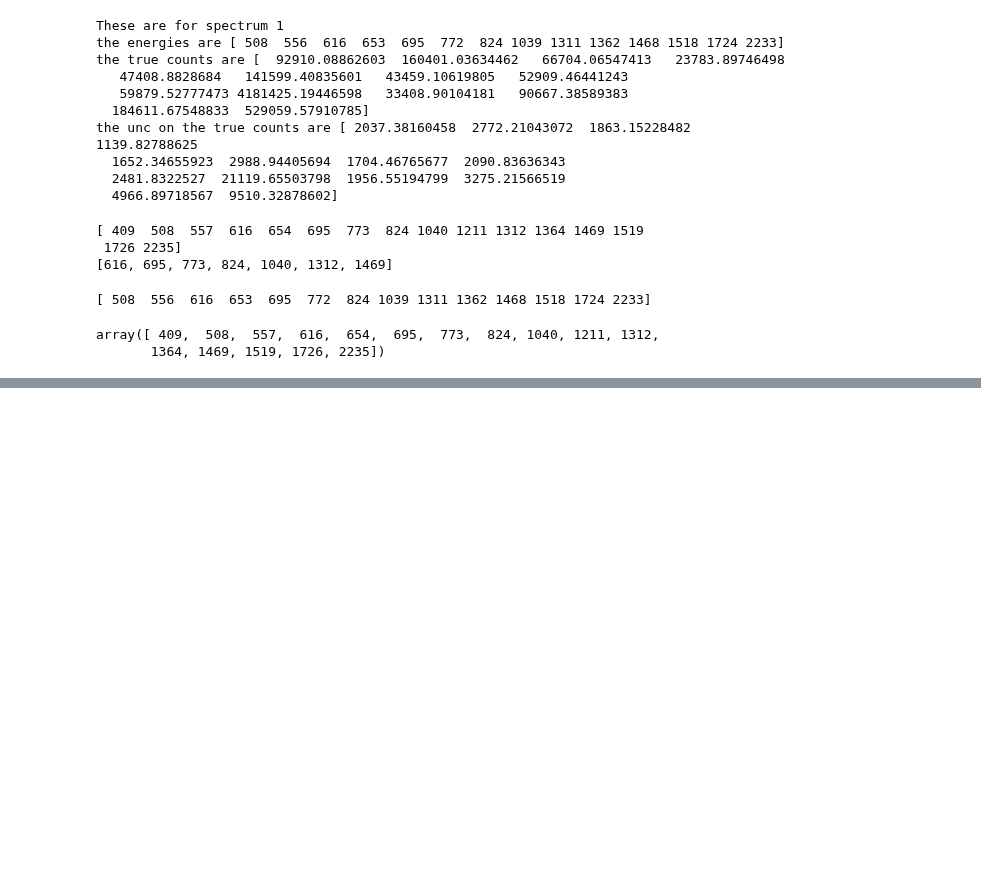
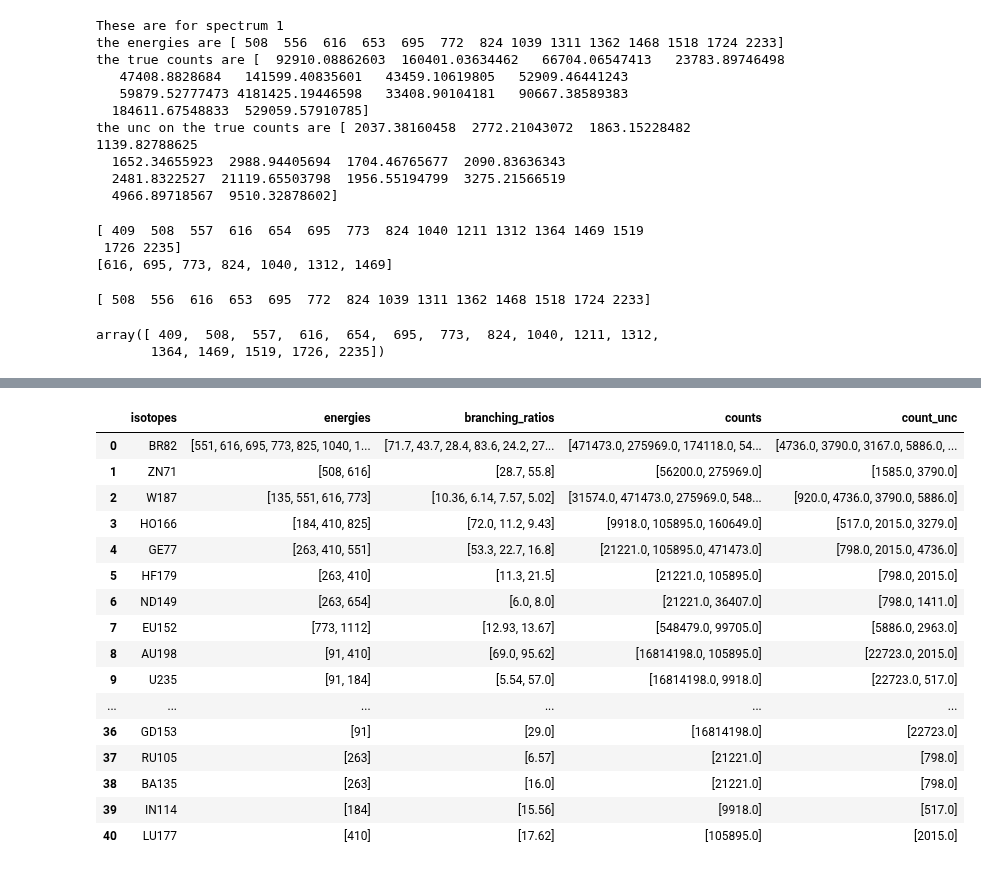
Before and after one commit to bearing/radwatch-analysis, a Jupyter notebook: NAA/NAA-Fall-2020-Ali-Testing.ipynb, the cells around one changed output, grey strips where cells are left out. Saved outputs shown, nothing was run; the diff lists cells and outputs as text; code cells hidden in the pictures; blank space fills up the shorter version.

```diff
--- a/NAA/NAA-Fall-2020-Ali-Testing.ipynb
+++ b/NAA/NAA-Fall-2020-Ali-Testing.ipynb
@@ -271 +279,21 @@ new_df2
+# %%
+iso_dfs[2]
+# %% [output]
+|  | isotopes | energies | branching_ratios | counts | count_unc |
+| 0 | BR82 | [551, 616, 695, 773, 825, 1040, 1... | [71.7, 43.7, 28.4, 83.6, 24.2, 27... | [471473.0, 275969.0, 174118.0, 54... | [4736.0, 3790.0, 3167.0, 5886.0, ... |
+| 1 | ZN71 | [508, 616] | [28.7, 55.8] | [56200.0, 275969.0] | [1585.0, 3790.0] |
+| 2 | W187 | [135, 551, 616, 773] | [10.36, 6.14, 7.57, 5.02] | [31574.0, 471473.0, 275969.0, 548... | [920.0, 4736.0, 3790.0, 5886.0] |
+| 3 | HO166 | [184, 410, 825] | [72.0, 11.2, 9.43] | [9918.0, 105895.0, 160649.0] | [517.0, 2015.0, 3279.0] |
+| 4 | GE77 | [263, 410, 551] | [53.3, 22.7, 16.8] | [21221.0, 105895.0, 471473.0] | [798.0, 2015.0, 4736.0] |
+| 5 | HF179 | [263, 410] | [11.3, 21.5] | [21221.0, 105895.0] | [798.0, 2015.0] |
+| 6 | ND149 | [263, 654] | [6.0, 8.0] | [21221.0, 36407.0] | [798.0, 1411.0] |
+| 7 | EU152 | [773, 1112] | [12.93, 13.67] | [548479.0, 99705.0] | [5886.0, 2963.0] |
+| 8 | AU198 | [91, 410] | [69.0, 95.62] | [16814198.0, 105895.0] | [22723.0, 2015.0] |
+| 9 | U235 | [91, 184] | [5.54, 57.0] | [16814198.0, 9918.0] | [22723.0, 517.0] |
+| ... | ... | ... | ... | ... | ... |
+| 36 | GD153 | [91] | [29.0] | [16814198.0] | [22723.0] |
+| 37 | RU105 | [263] | [6.57] | [21221.0] | [798.0] |
+| 38 | BA135 | [263] | [16.0] | [21221.0] | [798.0] |
+| 39 | IN114 | [184] | [15.56] | [9918.0] | [517.0] |
+| 40 | LU177 | [410] | [17.62] | [105895.0] | [2015.0] |
 # %%
```
Also changed, not shown: parts of 39 cells of this notebook, 1 other file.
